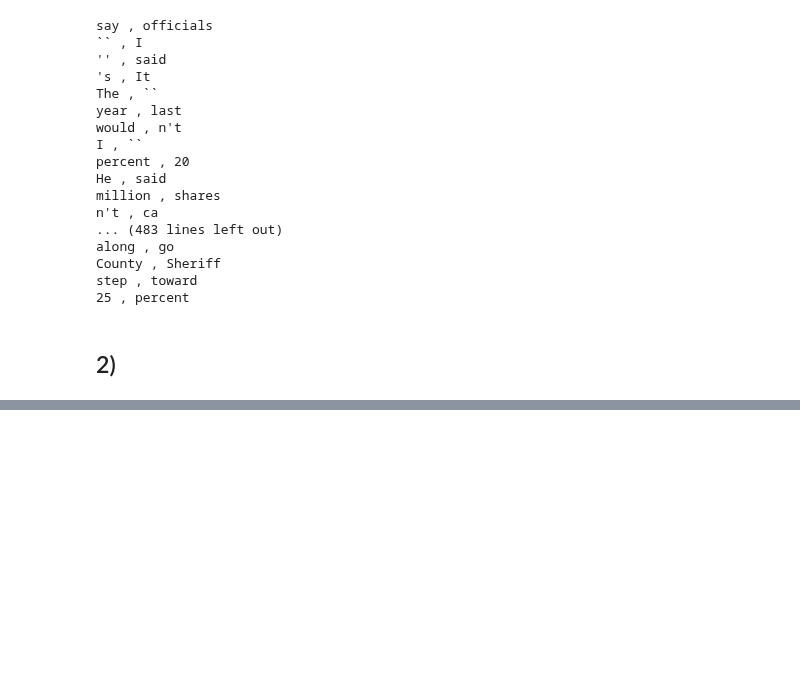
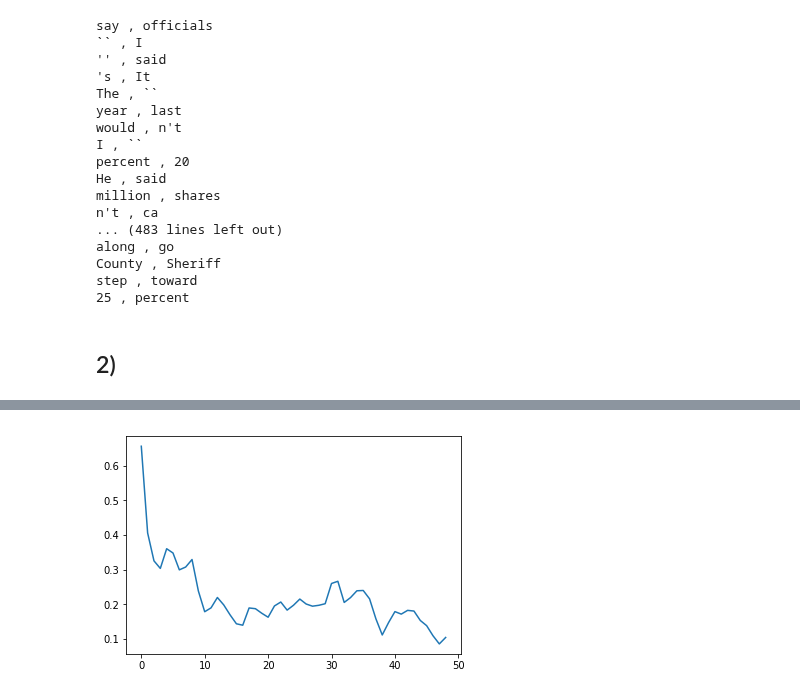
Before and after one commit to MascittiJA/CienciaDatos, a Jupyter notebook: tp6/tp6.ipynb, the cells around one changed output, grey strips where cells are left out. Drawn from its saved outputs; the diff is of its cells as text; code cells hidden in the pictures; blank space fills up the shorter version.

```diff
--- a/tp6/tp6.ipynb
+++ b/tp6/tp6.ipynb
@@ -162,0 +191,4 @@ plt.show()
+# %%
+plot_autocorrelation_from(words[1])
+# %% [output]
+[figure, added]
```
Also changed, not shown: parts of 7 cells of this notebook.
